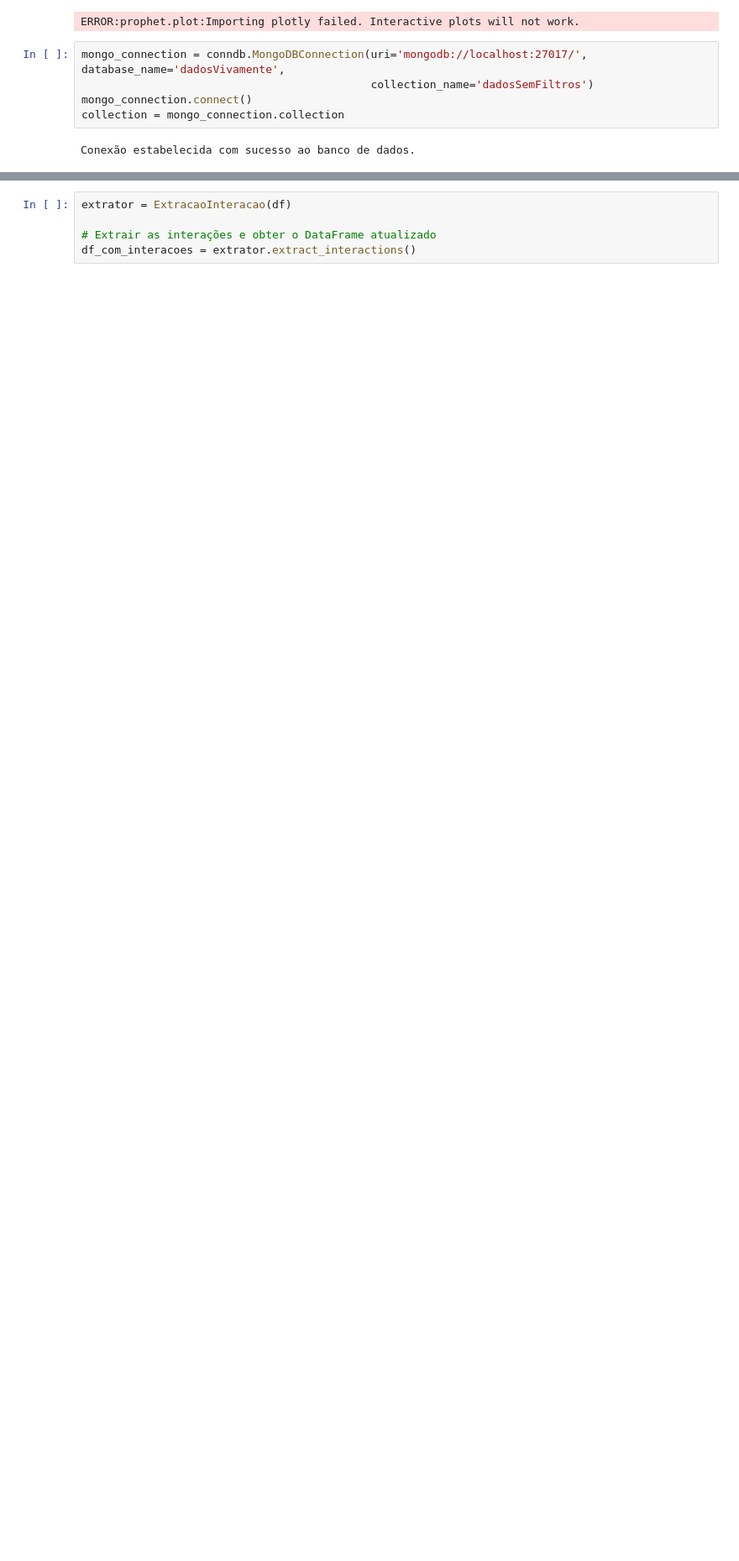
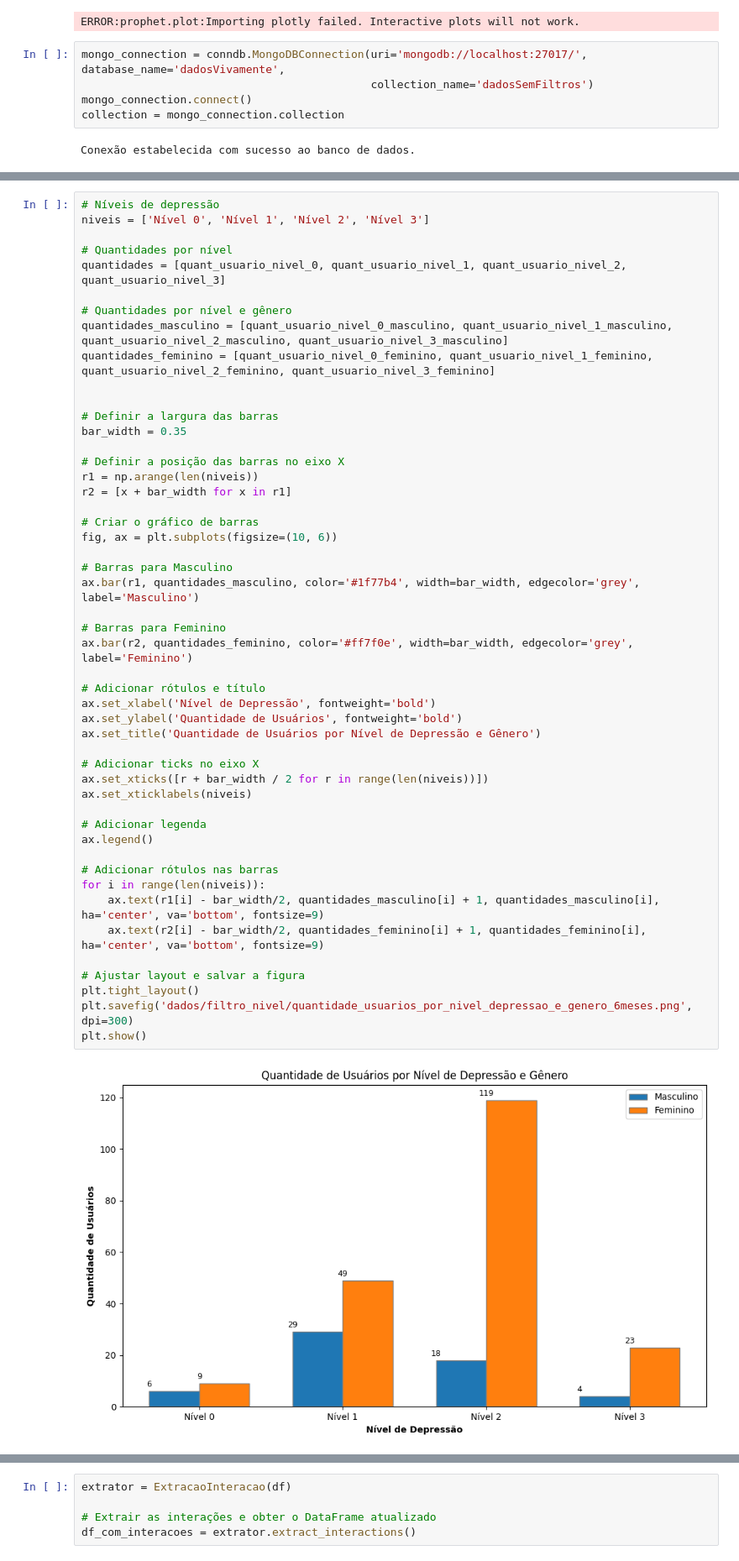
Before and after one commit to paulovitorss/analise_dados, a Jupyter notebook: analise.ipynb, the cells around one changed output, grey strips where cells are left out. Shown at 84% size. Drawn from its saved outputs; the diff is of its cells as text; blank space fills up the shorter version.

```diff
--- a/analise.ipynb
+++ b/analise.ipynb
@@ -63,2 +132,53 @@ Quantidade de Usuários do sexo Feminino com nível 2: 119
+# %%
+# Níveis de depressão
+niveis = ['Nível 0', 'Nível 1', 'Nível 2', 'Nível 3']
+
+# Quantidades por nível
+quantidades = [quant_usuario_nivel_0, quant_usuario_nivel_1, quant_usuario_nivel_2, quant_usuario_nivel_3]
+
+# Quantidades por nível e gênero
+quantidades_masculino = [quant_usuario_nivel_0_masculino, quant_usuario_nivel_1_masculino, quant_usuario_nivel_2_masculino, quant_usuario_nivel_3_masculino]
+quantidades_feminino = [quant_usuario_nivel_0_feminino, quant_usuario_nivel_1_feminino, quant_usuario_nivel_2_feminino, quant_usuario_nivel_3_feminino]
+
+
+# Definir a largura das barras
+bar_width = 0.35
+
+# Definir a posição das barras no eixo X
+r1 = np.arange(len(niveis))
+r2 = [x + bar_width for x in r1]
+
+# Criar o gráfico de barras
+fig, ax = plt.subplots(figsize=(10, 6))
+
+# Barras para Masculino
+ax.bar(r1, quantidades_masculino, color='#1f77b4', width=bar_width, edgecolor='grey', label='Masculino')
+
+# Barras para Feminino
+ax.bar(r2, quantidades_feminino, color='#ff7f0e', width=bar_width, edgecolor='grey', label='Feminino')
+
+# Adicionar rótulos e título
+ax.set_xlabel('Nível de Depressão', fontweight='bold')
+ax.set_ylabel('Quantidade de Usuários', fontweight='bold')
+ax.set_title('Quantidade de Usuários por Nível de Depressão e Gênero')
+
+# Adicionar ticks no eixo X
+ax.set_xticks([r + bar_width / 2 for r in range(len(niveis))])
+ax.set_xticklabels(niveis)
+
+# Adicionar legenda
+ax.legend()
+
+# Adicionar rótulos nas barras
+for i in range(len(niveis)):
+    ax.text(r1[i] - bar_width/2, quantidades_masculino[i] + 1, quantidades_masculino[i], ha='center', va='bottom', fontsize=9)
+    ax.text(r2[i] - bar_width/2, quantidades_feminino[i] + 1, quantidades_feminino[i], ha='center', va='bottom', fontsize=9)
+
+# Ajustar layout e salvar a figura
+plt.tight_layout()
+plt.savefig('dados/filtro_nivel/quantidade_usuarios_por_nivel_depressao_e_genero_6meses.png', dpi=300)
+plt.show()
+# %% [output]
+[figure, added]
 # %%
 # Filtrando documentos com o atributo maior que 3
```
Also changed, not shown: parts of 20 cells of this notebook, 42 other files.
